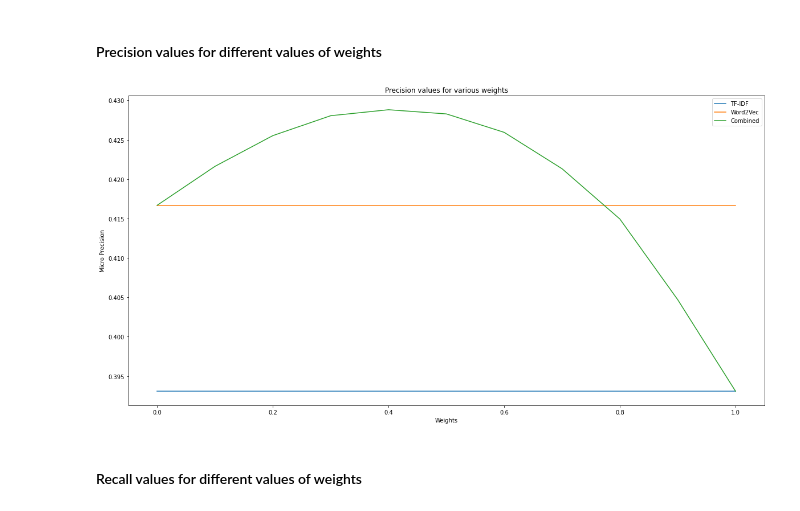
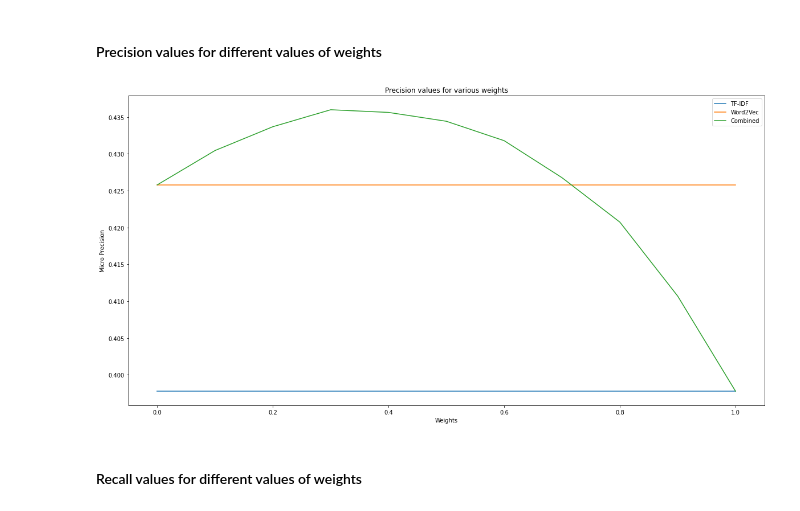
Before and after one commit to ratanbajpai/disease_prediction_using_bilstm, a Jupyter notebook: source/06_ablation_lstm_v1.ipynb, the cells around one changed output. Cells and saved outputs as stored; diff of their text form; code cells hidden in the pictures.

```diff
--- a/source/06_ablation_lstm_v1.ipynb
+++ b/source/06_ablation_lstm_v1.ipynb
@@ -624,10 +461,12 @@ Epoch: 30 	 Validation p: 0.42, r:0.58, f: 0.49, auc: 0.76
+# %%
+symp_to_symp_model = torch.load(SYMPTOM_TO_SYMPTOM_MODEL_FILE)
 # %% [markdown]
 ### 4.0 Combining two models with weighted mean
 # %%
-def performance_statistics(type_of_stat, y_true, y_pred, average='micro'):
-    p, r, f, _ = precision_recall_fscore_support(y_true, y_pred, average='micro')
-    auc = roc_auc_score(y_true, y_pred, average='micro')
-    print('{} \t Validation p: {:.2f}, r:{:.2f}, f: {:.2f}, auc: {:.2f}'.format(type_of_stat, p, r, f, auc))
+def performance_statistics(type_of_stat, y_true, y_pred, average='micro', weight_of_tfidf=0):
+    p, r, f, _ = precision_recall_fscore_support(y_true, y_pred, average=average, zero_division=1)
+    auc = roc_auc_score(y_true, y_pred, average=average)
+    print('{}    {}    |  {:.2f}  |   {:.2f}   |   {:.2f}    |   {:.2f}   |   {:.2f}   |'.format(type_of_stat, average, weight_of_tfidf, p, r, f, auc))
     return [p, r, f, auc]
 
 
@@ -667,19 +506,29 @@ def combined_prediction(sym_disease_model, symp_to_symp_model, test_loader, weig
         y_pred = torch.cat((y_pred,  y_hat.detach().to('cpu')), dim=0)
         y_true = torch.cat((y_true, labels.detach().to('cpu')), dim=0)
 
-    result = []
-    result.append(performance_statistics("Symptom-Diag Statistics (TF-IDF)", y_true, y_pred_1))
-    result.append(performance_statistics("Symptom-Sympton Statistics (Word2Vec)", y_true, y_pred_2))
-    result.append(performance_statistics("Combined (Word2Vec)", y_true, y_pred))
+    result_micro = []
+    result_micro.append(performance_statistics("SymVec(TF-IDF)           : ", y_true, y_pred_1, 'micro', weight_of_tfidf))
+    result_micro.append(performance_statistics("SymVec(Word2Vec)         : ", y_true, y_pred_2, 'micro', weight_of_tfidf))
+    result_micro.append(performance_statistics("SymVec(TF-IDF + Word2Vec): ", y_true, y_pred, 'micro', weight_of_tfidf))
+    print('-----------------------------------------------------------------------------------------------------')
+    result_macro = []
+    result_macro.append(performance_statistics("SymVec(TF-IDF)           : ", y_true, y_pred_1, 'macro', weight_of_tfidf))
+    result_macro.append(performance_statistics("SymVec(Word2Vec)         : ", y_true, y_pred_2, 'macro', weight_of_tfidf))
+    result_macro.append(performance_statistics("SymVec(TF-IDF + Word2Vec): ", y_true, y_pred, 'macro', weight_of_tfidf))
 
-    return result
+    print('=====================================================================================================')
+    return result_micro, result_macro
 # %%
 weights = [0.0, 0.1, 0.2, 0.3, 0.4, 0.5, 0.6, 0.7, 0.8, 0.9, 1.0]
-result_list = []
+result_list_micro = []
+result_list_macro = []
+print('-----------------------------------------------------------------------------------------------------')
+print('{}   {}   | Weight | Precision  |  Recall  |    F1    |   AUC   |'.format("Model Name               : ", "average"))
+print('-----------------------------------------------------------------------------------------------------')
 for weight in weights:
-    result = combined_prediction(sym_disease_model, symp_to_symp_model, test_loader, weight)
-    result_list.append(result)
+    result_micro, result_macro = combined_prediction(sym_disease_model, symp_to_symp_model, validation_loader, weight)
+    result_list_micro.append(result_micro)
+    result_list_macro.append(result_macro)
 
-
-#print('\nFinal \t Validation p: {:.2f}, r:{:.2f}, f: {:.2f}, auc: {:.2f}'.format(p, r, f, auc))
+print('-----------------------------------------------------------------------------------------------------')
 # %% [output]
@@ -741,23 +554,23 @@ Combined (Word2Vec) 	 Validation p: 0.40, r:0.56, f: 0.47, auc: 0.74
 # %%
 import matplotlib.pyplot as plt
 
 with open(RESULTS_FILE_PATH, 'w') as f:
-    json.dump(result_list, f)
+    json.dump(result_list_micro, f)
 
-np_array = np.array(result_list)
+np_array = np.array(result_list_micro)
 
 plt.figure(figsize=(20,10))
 plt.title(f"Precision values for various weights")
 plt.xlabel('Weights')
 plt.ylabel('Micro Precision')
 
 p1 = plt.plot(weights, np_array[:,0,0], label="TF-IDF")
 p2 = plt.plot(weights, np_array[:,1,0], label="Word2Vec")
 p3 = plt.plot(weights, np_array[:,2,0], label="Combined")
 
 leg = plt.legend()
 # %% [output]
-[figure, old version]
+[figure, new version]
 # %% [markdown]
 #### Recall values for different values of weights
 # %%
```
Also changed, not shown: parts of 18 cells of this notebook, 1 other file.
